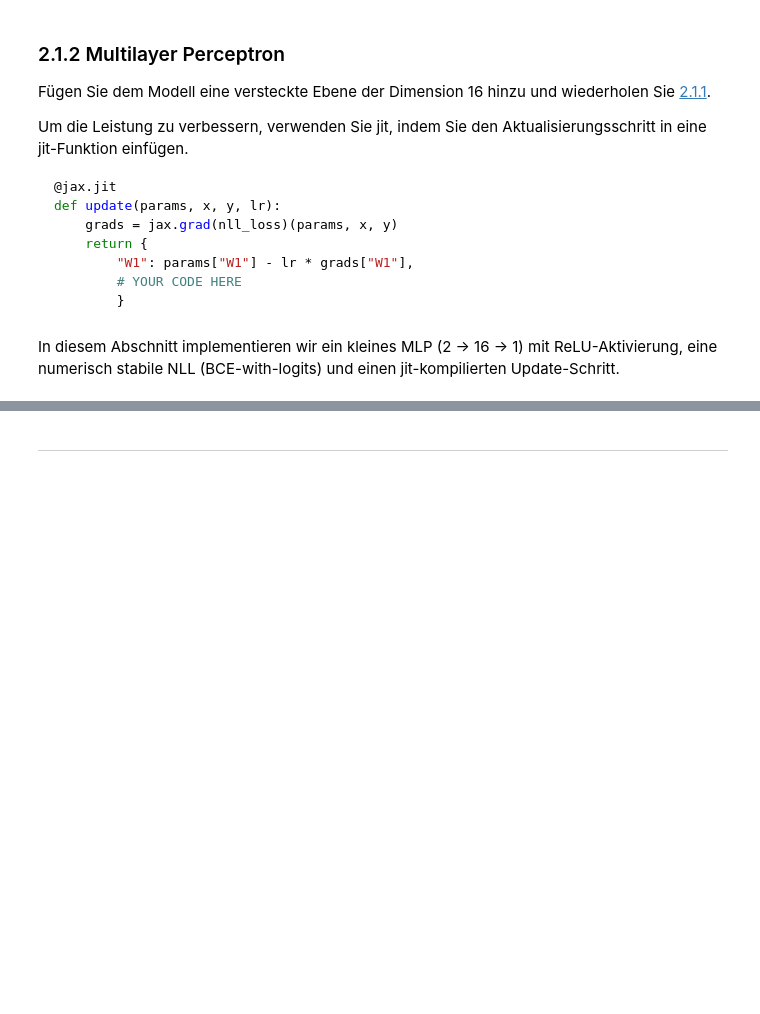
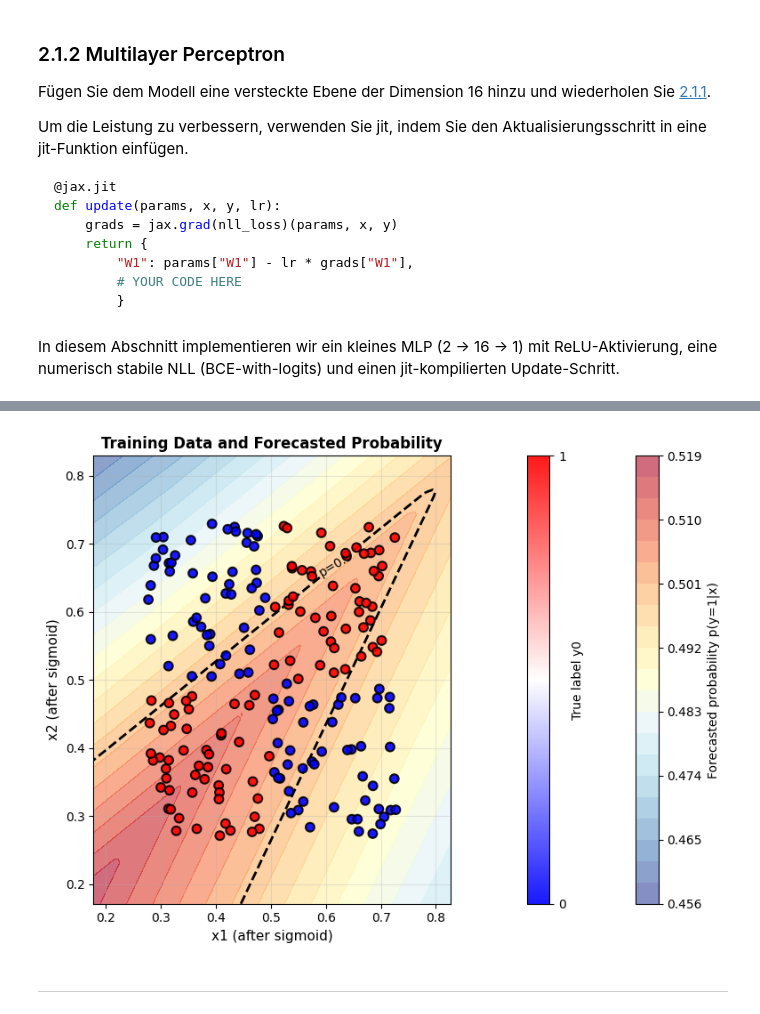
Before and after one commit to Smokey95/MSI-DL, a Jupyter notebook: exercise/exercise_2/exercise_2_1.ipynb, the cells around one changed output, grey strips where cells are left out. Saved outputs shown, nothing was run; the diff lists cells and outputs as text; code cells hidden in the pictures; blank space fills up the shorter version.

```diff
--- a/exercise/exercise_2/exercise_2_1.ipynb
+++ b/exercise/exercise_2/exercise_2_1.ipynb
@@ -256,0 +303,6 @@ print("Test predict_proba output:", proba_test.tolist())
+# %%
+params = {"w": jnp.array([0.5, 2.0]), "b": jnp.array(0.0)}
+x_test = jnp.array([[1.0, 1.0]])
+proba_test = predict_proba(params, x_test)
+print(f"Test predict_proba input: {x_test.tolist()}")
+print("Test predict_proba output:", proba_test.tolist())
@@ -406,33 +575,4 @@ In diesem Abschnitt implementieren wir ein kleines MLP (2 → 16 → 1) mit ReLU
 # %%
-import jax
-import jax.numpy as jnp
-
-# ------------------------------
-# MLP Parameter-Initialisierung
-# ------------------------------
-def init_mlp_params(hidden_dim: int = 16, seed: int = 0):
-    key = jax.random.PRNGKey(seed)
-    k1, k2, k3 = jax.random.split(key, 3)
-    W1 = 0.1 * jax.random.normal(k1, (2, hidden_dim))
-    b1 = jnp.zeros((hidden_dim,))
-    W2 = 0.1 * jax.random.normal(k2, (hidden_dim, 1))
-    b2 = jnp.array(0.0)
-    return {"W1": W1, "b1": b1, "W2": W2, "b2": b2}
-
-# ------------------------------
-# MLP Forward (Logits & Proba)
-# ------------------------------
-def mlp_logits(params, x):
-    x = jnp.asarray(x)
-    if x.ndim == 1:
-        x = x[None, :]
-    h = jax.nn.relu(jnp.dot(x, params["W1"]) + params["b1"])  # (N, 16)
-    z = jnp.dot(h, params["W2"]) + params["b2"]               # (N, 1)
-    return z.squeeze(-1)                                        # (N,) oder ()
-
-def mlp_predict_proba(params, x):
-    return jax.nn.sigmoid(mlp_logits(params, x))
-
 # -------------------------------------
 # Numerisch stabile NLL (BCE-with-logits)
 # -------------------------------------
@@ -456,7 +596,9 @@ def update(params, x, y, lr):
 # %%
 # Kleiner Trainingslauf für das MLP
 
-def train_mlp(x, y, lr=0.05, n_steps=2000, seed=0):
+seed = 1
+
+def train_mlp(x, y, lr=0.5, n_steps=2000, seed=seed):
     params = init_mlp_params(hidden_dim=16, seed=seed)
     for step in range(n_steps):
         params = update(params, x, y, lr)
@@ -466,5 +608,6 @@ def train_mlp(x, y, lr=0.05, n_steps=2000, seed=0):
     return params
 
 # Trainieren und Visualisieren
-params_mlp = train_mlp(x2, y0, lr=0.05, n_steps=2000, seed=0)
+params_mlp = train_mlp(x2, y0, lr=0.03, n_steps=4000, seed=seed)
 plot_data_and_probability(x2, y0, params_mlp, mlp_predict_proba)
+# %% [output]
@@ -471,3 +634,4 @@ plot_data_and_probability(x2, y0, params_mlp, mlp_predict_proba)
+[figure, added]
 # %% [markdown]
 ___
 # %% [markdown]
```
Also changed, not shown: parts of 20 cells of this notebook, 1 other file.
